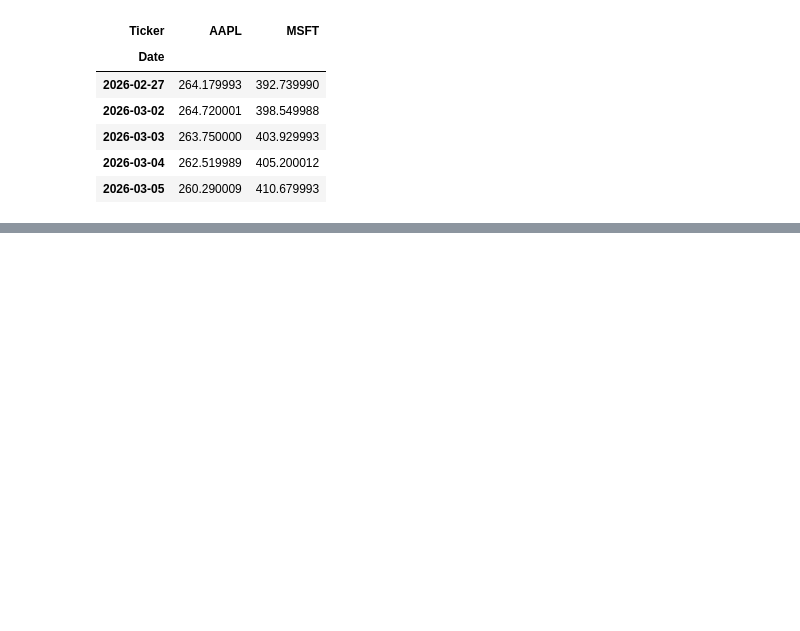
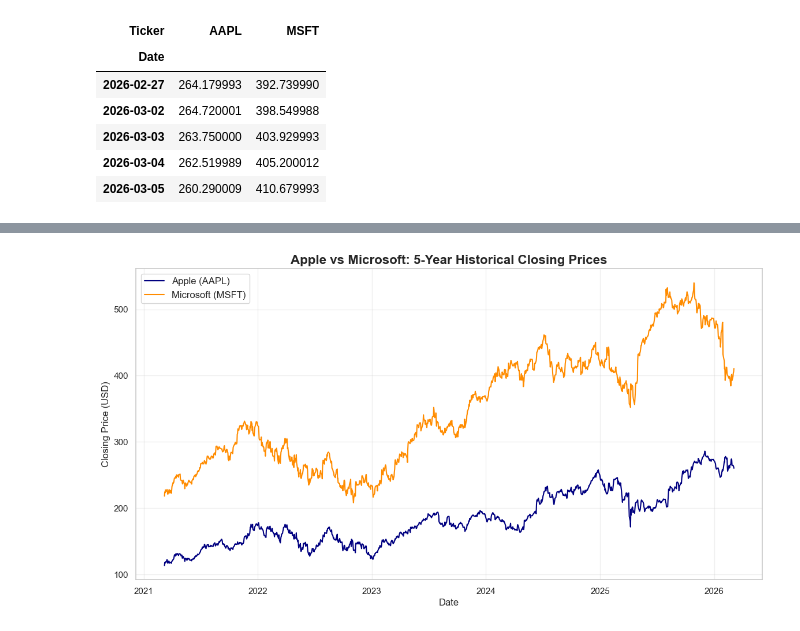
Before and after one commit to ferfections/financial-risk-analysis, a Jupyter notebook: src/tech_stock_analysis.ipynb, the cells around one changed output, grey strips where cells are left out. Saved outputs shown, nothing was run; the diff lists cells and outputs as text; code cells hidden in the pictures; blank space fills up the shorter version.

Commit message:
plotting close_prices for AAPL and MSFT

```diff
--- a/src/tech_stock_analysis.ipynb
+++ b/src/tech_stock_analysis.ipynb
@@ -83,0 +91,19 @@ dtype: int64
+# %%
+# Set the figure size for a nice, wide chart
+plt.figure(figsize=(14, 7))
+
+# Plot the closing prices for both companies
+plt.plot(close_prices.index, close_prices['AAPL'], label='Apple (AAPL)', color='navy', linewidth=1.5)
+plt.plot(close_prices.index, close_prices['MSFT'], label='Microsoft (MSFT)', color='darkorange', linewidth=1.5)
+
+# Add titles and labels
+plt.title('Apple vs Microsoft: 5-Year Historical Closing Prices', fontsize=16, fontweight='bold')
+plt.xlabel('Date', fontsize=12)
+plt.ylabel('Closing Price (USD)', fontsize=12)
+plt.legend(loc='upper left', fontsize=12)
+plt.grid(True, alpha=0.3)
+
+# Show the plot
+plt.show()
+# %% [output]
+[figure, added]
```
Also changed, not shown: parts of 2 cells of this notebook.
